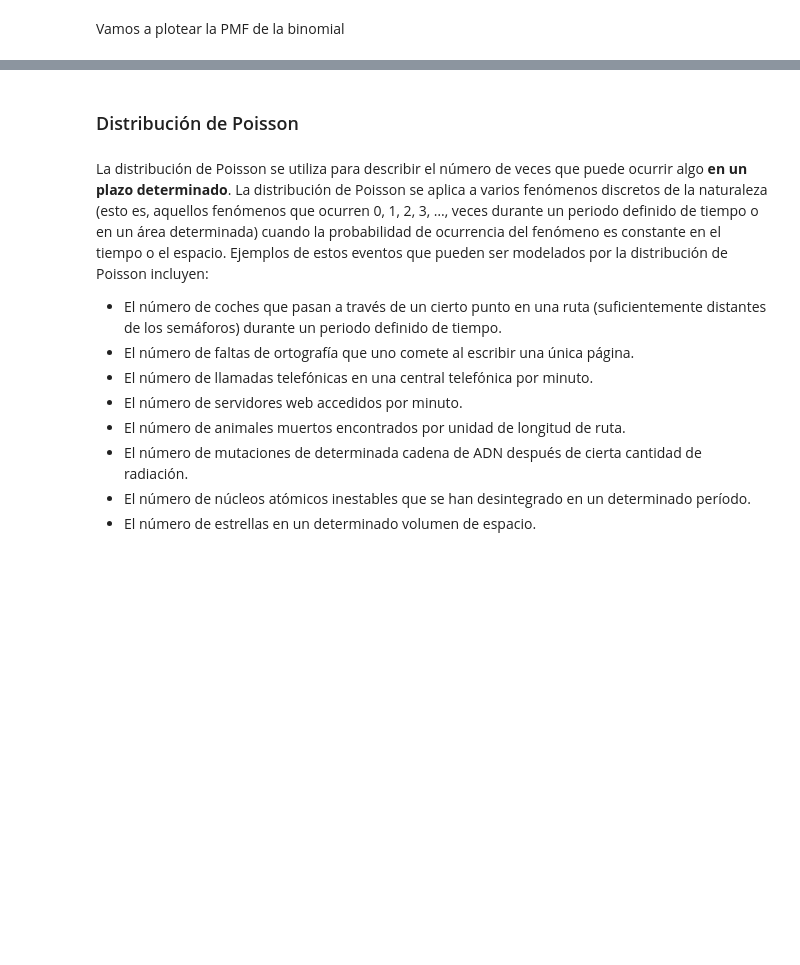
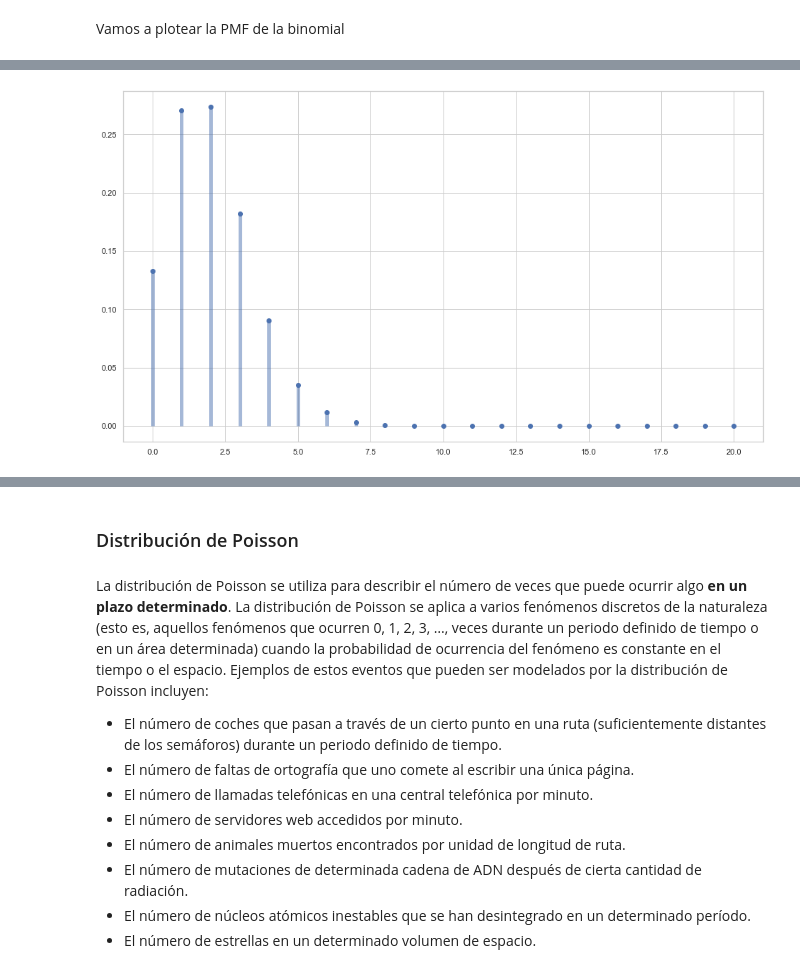
Before and after one commit to Ironhack-Data-Madrid-Octubre-2021/apuntes_clase, a Jupyter notebook: semana_05/03- Distribuciones discretas.ipynb, the cells around one changed output, grey strips where cells are left out. Saved outputs shown, nothing was run; the diff lists cells and outputs as text; code cells hidden in the pictures; blank space fills up the shorter version.

```diff
--- a/semana_05/03- Distribuciones discretas.ipynb
+++ b/semana_05/03- Distribuciones discretas.ipynb
@@ -620,0 +665,6 @@ Lets plot an experiment
+# %%
+x = np.arange(0,21)
+plt.plot(x, my_binomial_covid.pmf(x), "o")
+plt.vlines(x, 0, my_binomial_covid.pmf(x), colors='b', lw=5, alpha=0.5);
+# %% [output]
+[figure, added]
```
Also changed, not shown: parts of 44 cells of this notebook.
